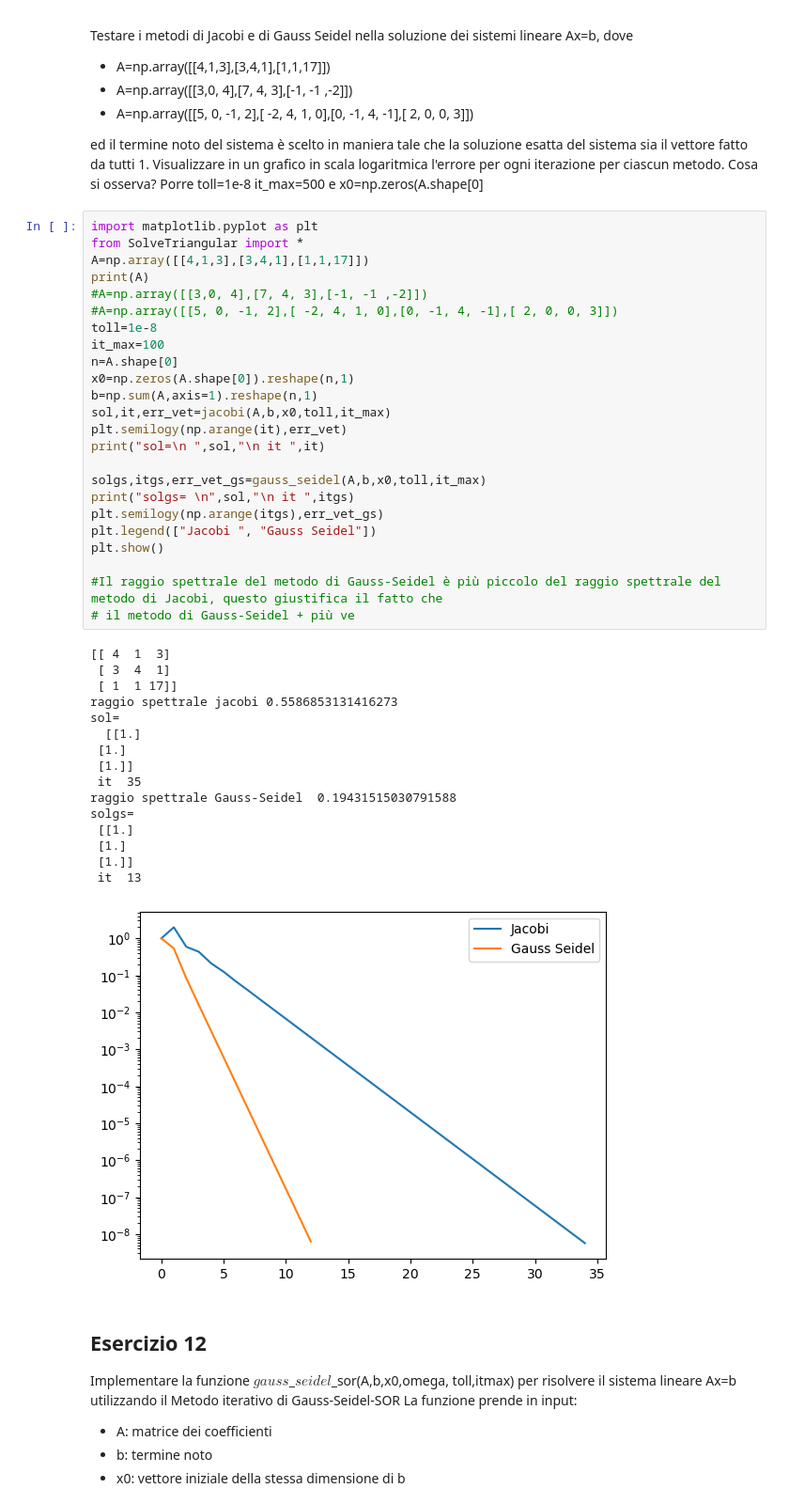
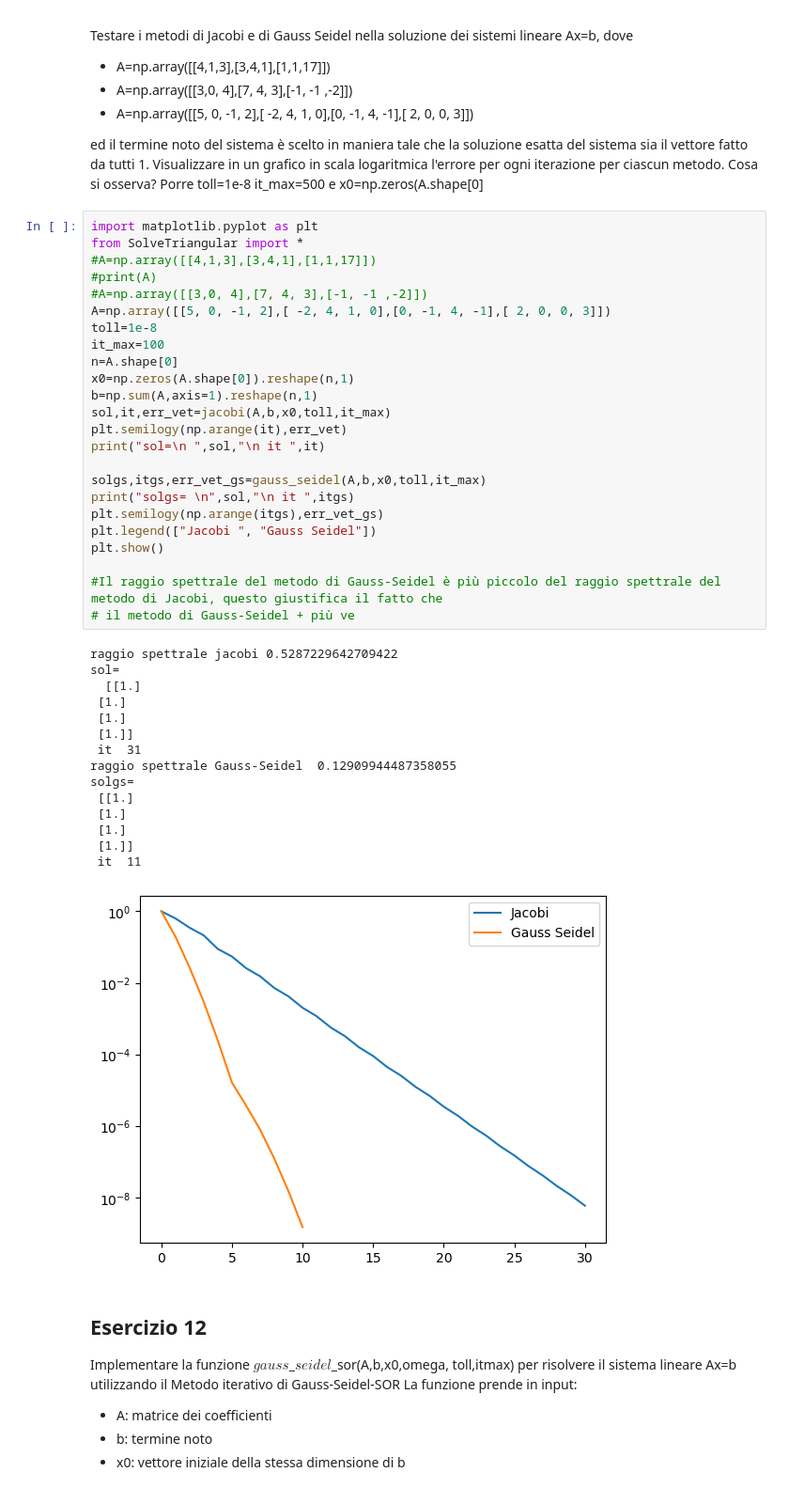
Before and after one commit to FabioFattori/eserciziMetodiNumerici, a Jupyter notebook: esercizi8/Esercitazione23_Aprile_2024 -Soluzione.ipynb, the cells around one changed output. Shown: that part at 94% size. Saved outputs shown, nothing was run; the diff lists cells and outputs as text.

```diff
--- a/esercizi8/Esercitazione23_Aprile_2024 -Soluzione.ipynb
+++ b/esercizi8/Esercitazione23_Aprile_2024 -Soluzione.ipynb
@@ -697,44 +697,43 @@ Porre toll=1e-8 it_max=500 e x0=np.zeros(A.shape[0]
 # %%
 import matplotlib.pyplot as plt
 from SolveTriangular import *
-A=np.array([[4,1,3],[3,4,1],[1,1,17]])
-print(A)
+#A=np.array([[4,1,3],[3,4,1],[1,1,17]])
+#print(A)
 #A=np.array([[3,0, 4],[7, 4, 3],[-1, -1 ,-2]])
-#A=np.array([[5, 0, -1, 2],[ -2, 4, 1, 0],[0, -1, 4, -1],[ 2, 0, 0, 3]])
+A=np.array([[5, 0, -1, 2],[ -2, 4, 1, 0],[0, -1, 4, -1],[ 2, 0, 0, 3]])
 toll=1e-8
 it_max=100
 n=A.shape[0]
 x0=np.zeros(A.shape[0]).reshape(n,1)
 b=np.sum(A,axis=1).reshape(n,1)
 sol,it,err_vet=jacobi(A,b,x0,toll,it_max)
 plt.semilogy(np.arange(it),err_vet)
 print("sol=\n ",sol,"\n it ",it)
 
 solgs,itgs,err_vet_gs=gauss_seidel(A,b,x0,toll,it_max)
 print("solgs= \n",sol,"\n it ",itgs)
 plt.semilogy(np.arange(itgs),err_vet_gs)
 plt.legend(["Jacobi ", "Gauss Seidel"])
 plt.show()
 
 #Il raggio spettrale del metodo di Gauss-Seidel è più piccolo del raggio spettrale del metodo di Jacobi, questo giustifica il fatto che
 # il metodo di Gauss-Seidel + più ve
 # %% [output]
-[[ 4  1  3]
- [ 3  4  1]
- [ 1  1 17]]
-raggio spettrale jacobi 0.5586853131416273
+raggio spettrale jacobi 0.5287229642709422
 sol=
   [[1.]
  [1.]
+ [1.]
  [1.]]
- it  35
-raggio spettrale Gauss-Seidel  0.19431515030791588
+ it  31
+raggio spettrale Gauss-Seidel  0.12909944487358055
 solgs=
  [[1.]
  [1.]
+ [1.]
  [1.]]
- it  13
+ it  11
-[figure, old version]
+[figure, new version]
 # %% [markdown]
 ## Esercizio 12
 Implementare la  funzione $gauss$_$seidel$_sor(A,b,x0,omega, toll,itmax) per risolvere il  sistema lineare Ax=b utilizzando il Metodo iterativo di Gauss-Seidel-SOR
```
Also changed, not shown: parts of 7 cells of this notebook, 4 other files.
